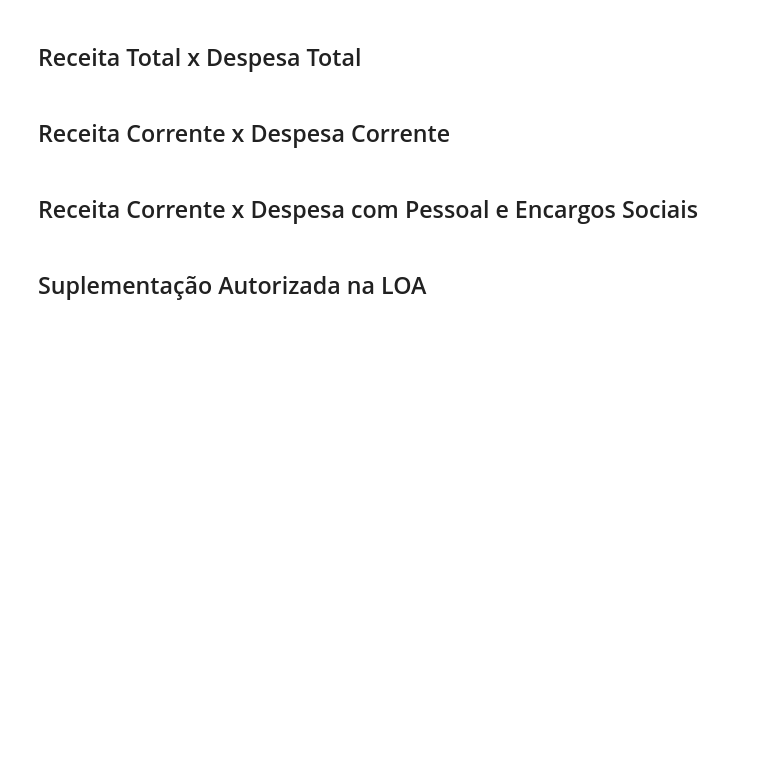
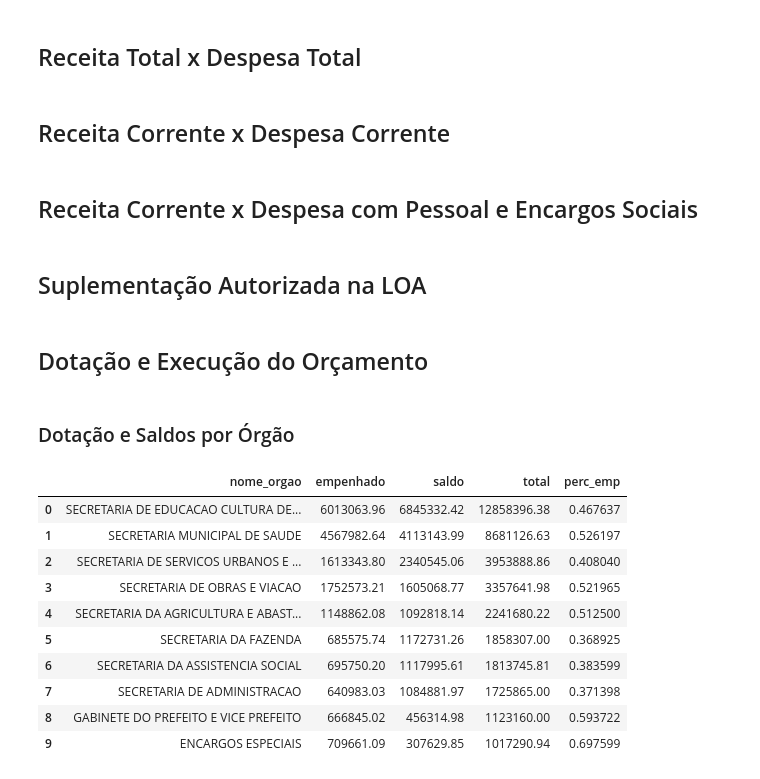
Before and after one commit to iddrs/iddrs-kpi, a Jupyter notebook: src/pm/orcamento.ipynb, the cells around one changed output. Drawn from its saved outputs; the diff is of its cells as text; code cells hidden in the pictures; blank space fills up the shorter version.

Commit message:
Implementado mais um gráfico na parte de orçamento.

```diff
--- a/src/pm/orcamento.ipynb
+++ b/src/pm/orcamento.ipynb
@@ -325,3 +325,41 @@ lfmt = {
 }
 df = df_table(limite.copy(), lspec, lfmt)
 df.style.set_caption(f'{nome} - {dt.year}').hide(axis='index')
+# %% [markdown]
+## Dotação e Execução do Orçamento
+# %% [markdown]
+### Dotação e Saldos por Órgão
+# %%
+nome = 'Dotação e Saldos por Órgão'
+sql = f'''
+SELECT
+	nome_orgao,
+	SUM(valor_empenhado) AS empenhado,
+	SUM(dotacao_a_empenhar) AS saldo
+FROM
+	pad."BAL_DESP"
+WHERE
+	entidade LIKE 'pm'
+	AND controle = {controle_mes}
+GROUP BY
+	nome_orgao
+ORDER BY
+	(SUM(valor_empenhado) + SUM(dotacao_a_empenhar)) DESC;'''
+#print(sql)
+
+orcamento = sqldf(sql)
+orcamento['total'] = orcamento['empenhado'] + orcamento['saldo']
+orcamento['perc_emp'] = orcamento['empenhado'] / orcamento['total']
+#orcamento
+# %% [output]
+|  | nome_orgao | empenhado | saldo | total | perc_emp |
+| 0 | SECRETARIA DE EDUCACAO CULTURA DE... | 6013063.96 | 6845332.42 | 12858396.38 | 0.467637 |
+| 1 | SECRETARIA MUNICIPAL DE SAUDE | 4567982.64 | 4113143.99 | 8681126.63 | 0.526197 |
+| 2 | SECRETARIA DE SERVICOS URBANOS E ... | 1613343.80 | 2340545.06 | 3953888.86 | 0.408040 |
+| 3 | SECRETARIA DE OBRAS E VIACAO | 1752573.21 | 1605068.77 | 3357641.98 | 0.521965 |
+| 4 | SECRETARIA DA AGRICULTURA E ABAST... | 1148862.08 | 1092818.14 | 2241680.22 | 0.512500 |
+| 5 | SECRETARIA DA FAZENDA | 685575.74 | 1172731.26 | 1858307.00 | 0.368925 |
+| 6 | SECRETARIA DA ASSISTENCIA SOCIAL | 695750.20 | 1117995.61 | 1813745.81 | 0.383599 |
+| 7 | SECRETARIA DE ADMINISTRACAO | 640983.03 | 1084881.97 | 1725865.00 | 0.371398 |
+| 8 | GABINETE DO PREFEITO E VICE PREFEITO | 666845.02 | 456314.98 | 1123160.00 | 0.593722 |
+| 9 | ENCARGOS ESPECIAIS | 709661.09 | 307629.85 | 1017290.94 | 0.697599 |
```
Also changed, not shown: parts of 2 cells of this notebook.
